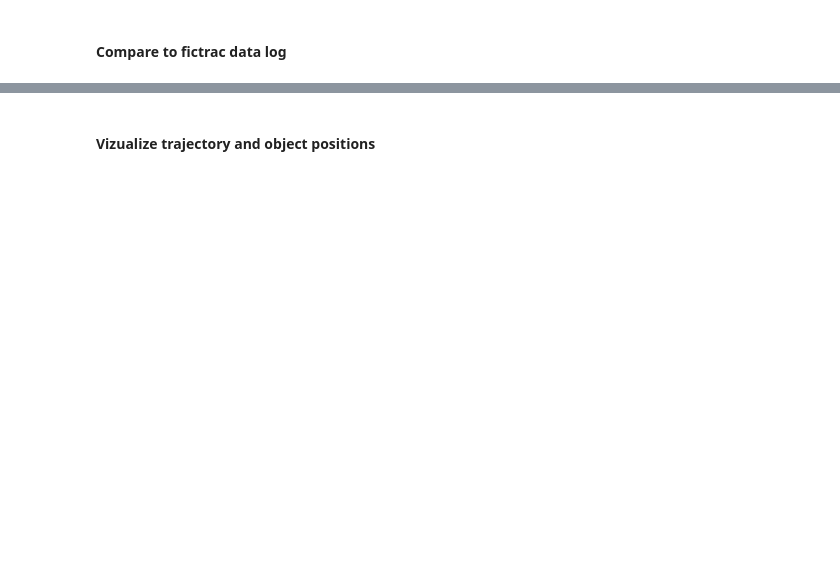
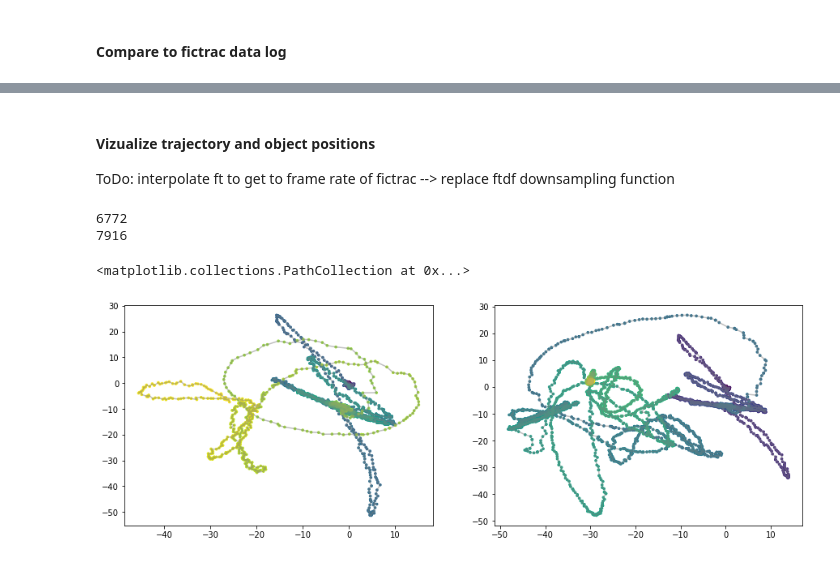
Before and after one commit to hjmh/unityvr, a Jupyter notebook: unityvr/scripts/debuggingUnityvrRig.ipynb, the cells around one changed output, grey strips where cells are left out. Cells and saved outputs as stored; diff of their text form; code cells hidden in the pictures; blank space fills up the shorter version.

```diff
--- a/unityvr/scripts/debuggingUnityvrRig.ipynb
+++ b/unityvr/scripts/debuggingUnityvrRig.ipynb
@@ -17,11 +17,11 @@ from unityvr.viz import viz, utils
 # - ball radius
 # %%
 dirName = "../sample/framerateTest/"
-fileName = "Log_2021-01-14_17-20-18.json"
+fileName = "Log_2021-01-21_20-22-20.json"
 
 ftlog = 'fictrac-20210121_202559.dat'
 
-setFramerate = 120# 144
+setFramerate = 144
 # %%
 uvrTest = logproc.constructUnityVRexperiment(dirName,fileName)
 uvrTest.printMetadata()
@@ -149,2 +187,3 @@ axs[2].plot(ftdat[0].values[1:-1], ftdt[1:-1])
 # %% [markdown]
 #### Vizualize trajectory and object positions
+ToDo: interpolate ft to get to frame rate of fictrac --> replace ftdf downsampling function
@@ -168,3 +197,23 @@ plt.scatter(uvrTest.posDf['x'], uvrTest.posDf['y'],s=7,c=uvrTest.posDf['time'],c
+# %%
+print(len(fta))
+print(len(uvrTest.posDf['x']))
+# %% [output]
+6772
+7916
+# %%
+fig, axs = plt.subplots(1,2, figsize=(15,5))
+
+#plt.plot(posDf['x'], posDf['y'],color='grey',alpha=0.5)
+#plt.scatter(posDf['x'], posDf['y'],s=7,c=posDf['time'],cmap='viridis')
+
+axs[0].plot(ftx[0:3000], fty[0:3000],color='grey',alpha=0.5)
+axs[0].scatter(ftx[0:3000], fty[0:3000],s=7,c=uvrTest.ftDf['frame'][0:3000],cmap='viridis')
+
+axs[1].plot(uvrTest.posDf['x'], uvrTest.posDf['y'],color='grey',alpha=0.5)
+axs[1].scatter(uvrTest.posDf['x'], uvrTest.posDf['y'],s=7,c=uvrTest.posDf['time'],cmap='viridis')
+# %% [output]
+<matplotlib.collections.PathCollection at 0x...>
+[figure, added]
 # %%
 from importlib import reload
 reload(viz)
```
Also changed, not shown: parts of 15 cells of this notebook.
